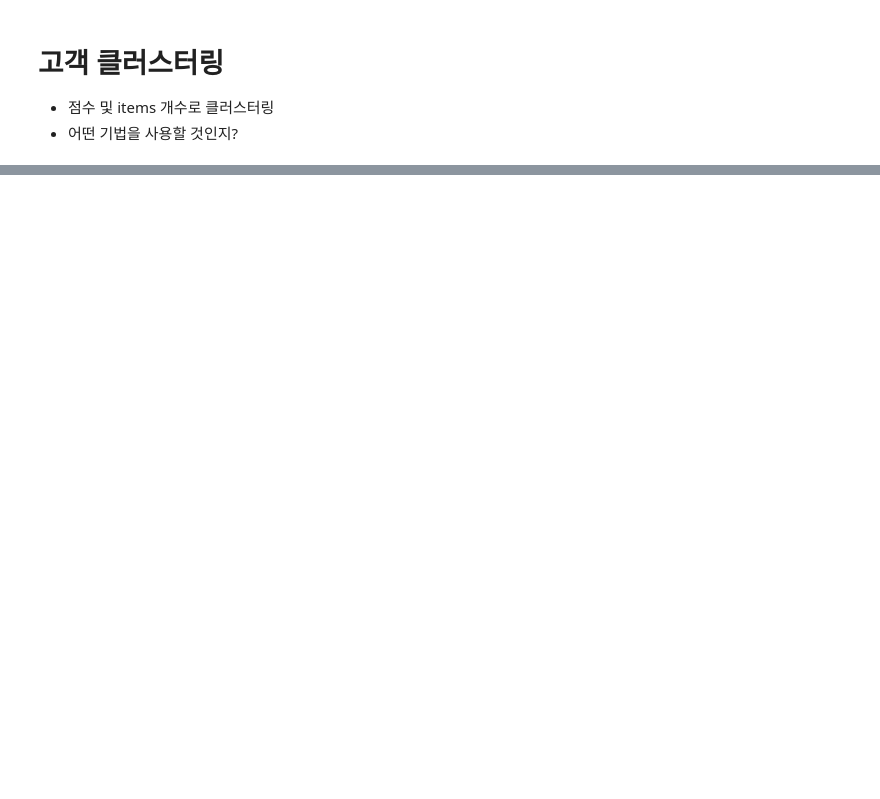
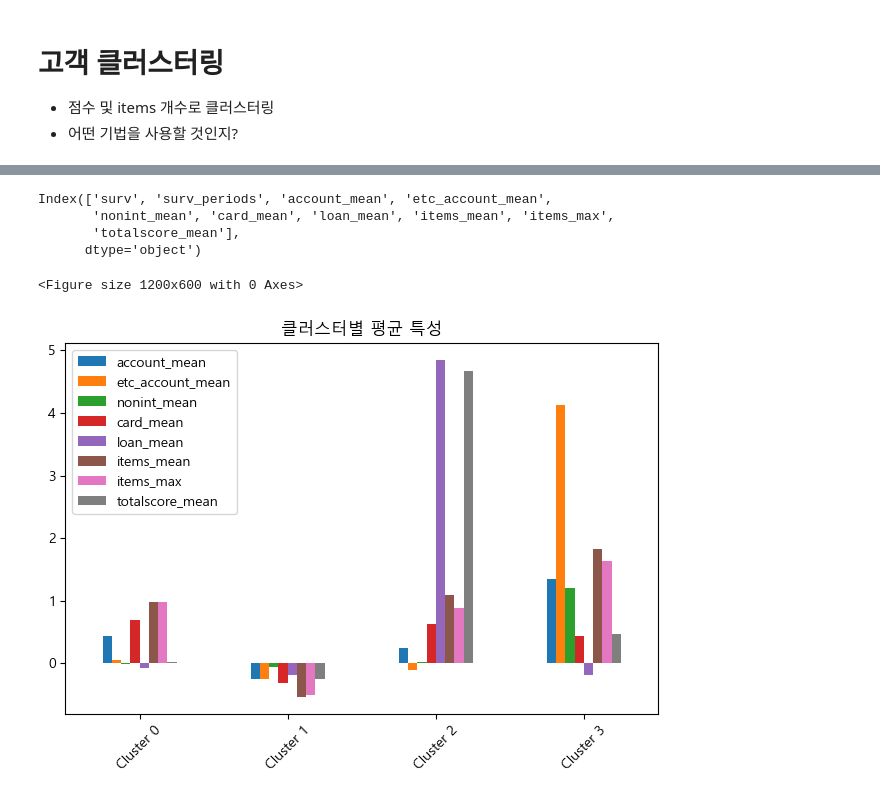
Before and after one commit to shs1018/iM_DiGital_Banker_academy, a Jupyter notebook: projects/iMBank_pj5/data_clustering.ipynb, the cells around one changed output, grey strips where cells are left out. Cells and saved outputs as stored; diff of their text form; code cells hidden in the pictures; blank space fills up the shorter version.

```diff
--- a/projects/iMBank_pj5/data_clustering.ipynb
+++ b/projects/iMBank_pj5/data_clustering.ipynb
@@ -117,0 +19,3 @@ shape: (6, 2)
+# %%
+data = pl.scan_csv('data/data_complete.csv')
+data_customer = pd.read_csv('data/data_customer_credit.csv')
@@ -117,0 +24,47 @@ shape: (6, 2)
+# %%
+data = data.collect().to_pandas()
+# %%
+data = data.reset_index(drop=True).drop(columns=data.columns[0])
+# %%
+data.columns
+# %% [output]
+Index(['surv', 'surv_periods', 'account_mean', 'etc_account_mean',
+       'nonint_mean', 'card_mean', 'loan_mean', 'items_mean', 'items_max',
+       'totalscore_mean'],
+      dtype='object')
+# %%
+from sklearn.cluster import KMeans
+
+
+def kmeans_clustering(data, n_clusters=4):
+    """
+    K-means 클러스터링 수행
+    """
+
+    # K-means 클러스터링
+    kmeans = KMeans(n_clusters=n_clusters, random_state=42)
+    clusters = kmeans.fit_predict(data)
+
+    # 클러스터별 특성 분석
+    cluster_means = []
+    for i in range(n_clusters):
+        cluster_data = data[clusters == i]
+        cluster_means.append(cluster_data.mean())
+
+    # 결과 시각화
+    cluster_means_df = pd.DataFrame(cluster_means,
+                                  index=[f'Cluster {i}' for i in range(n_clusters)])
+
+    plt.figure(figsize=(12, 6))
+    cluster_means_df.plot(kind='bar')
+    plt.title('클러스터별 평균 특성')
+    plt.xticks(rotation=45)
+    plt.tight_layout()
+    plt.show()
+
+    return clusters, cluster_means_df
+# %%
+cluster_mean, cluster_means_df = kmeans_clustering(data.drop(['surv', 'surv_periods'], axis = 1))
+# %% [output]
+<Figure size 1200x600 with 0 Axes>
+[figure, added]
```
Also changed, not shown: parts of 45 cells of this notebook, 8 other files.
